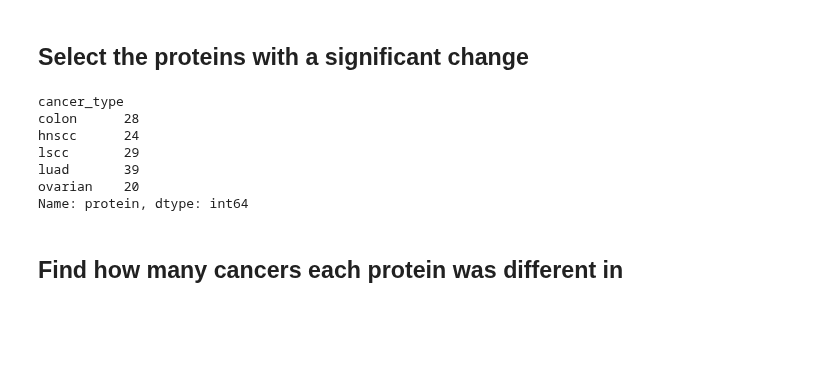
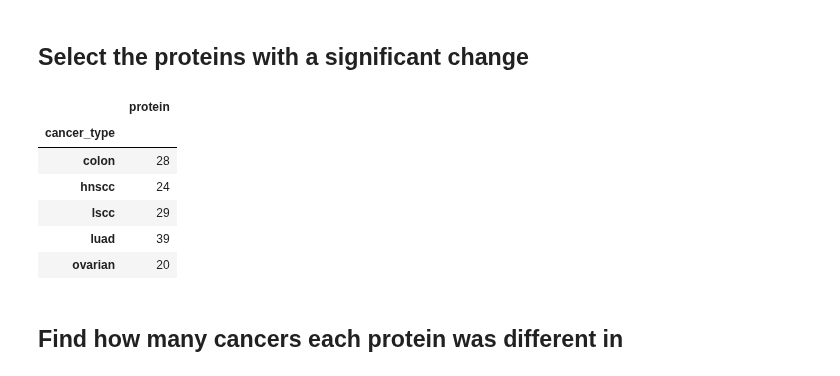
Before and after one commit to PayneLab/pancancerCNV, a Jupyter notebook: chromosome_8/04_commonly_diff_proteins_8p_cis.ipynb, the cells around one changed output. Saved outputs shown, nothing was run; the diff lists cells and outputs as text; code cells hidden in the pictures; blank space fills up the shorter version.

```diff
--- a/chromosome_8/04_commonly_diff_proteins_8p_cis.ipynb
+++ b/chromosome_8/04_commonly_diff_proteins_8p_cis.ipynb
@@ -105,15 +105,15 @@ long_results
 # %%
 prots = long_results[long_results["adj_p"] <= 0.05].reset_index(drop=True)
 # %%
-prots.groupby("cancer_type").count()["protein"]
+prots.groupby("cancer_type").count()[["protein"]]
 # %% [output]
-cancer_type
-colon      28
-hnscc      24
-lscc       29
-luad       39
-ovarian    20
-Name: protein, dtype: int64
+|  | protein |
+| cancer_type |  |
+| colon | 28 |
+| hnscc | 24 |
+| lscc | 29 |
+| luad | 39 |
+| ovarian | 20 |
 # %% [markdown]
 ## Find how many cancers each protein was different in
 # %%
```
Also changed, not shown: 16 other files.
